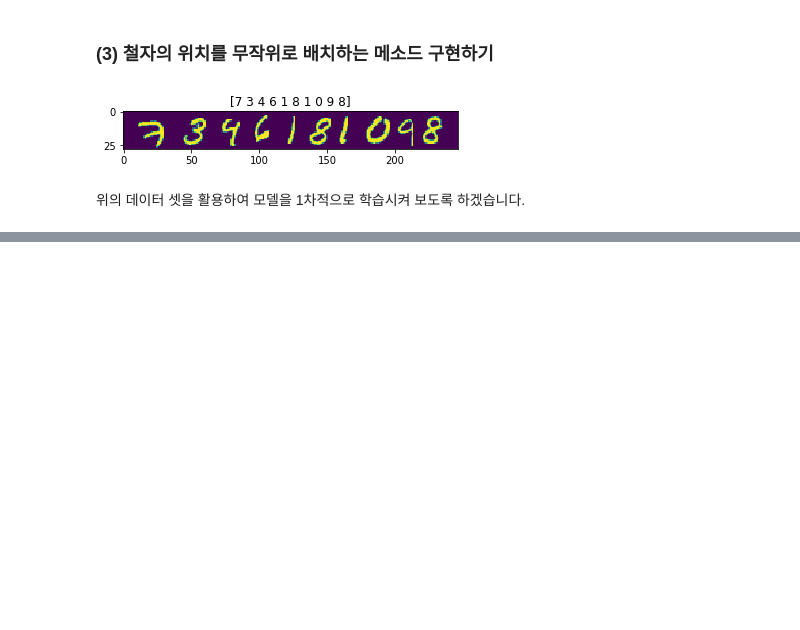
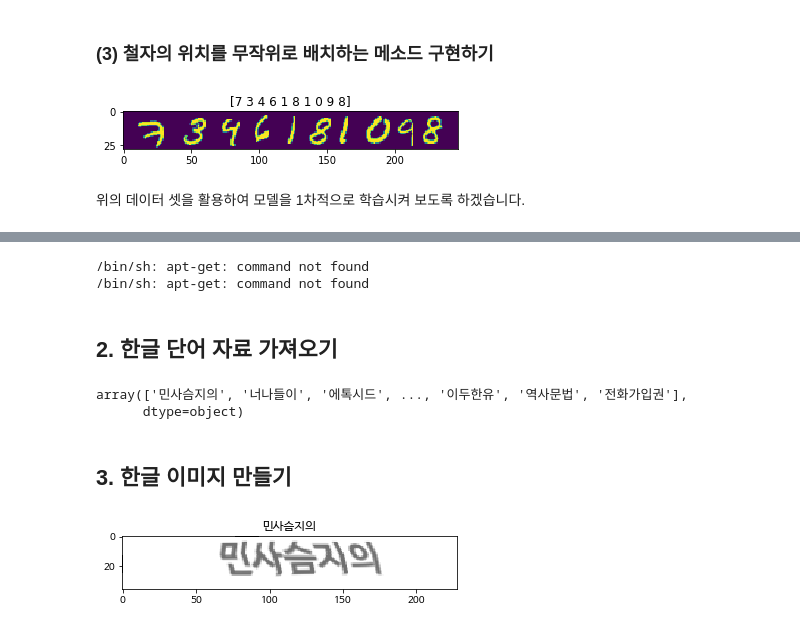
Before and after one commit to pai-sj/ocr-text-recognition, a Jupyter notebook: scripts/(1) Problem Definition.ipynb, the cells around one changed output, grey strips where cells are left out. Saved outputs shown, nothing was run; the diff lists cells and outputs as text; code cells hidden in the pictures; blank space fills up the shorter version.

```diff
--- a/scripts/(1) Problem Definition.ipynb
+++ b/scripts/(1) Problem Definition.ipynb
@@ -94,0 +111,26 @@ plt.show()
+# %%
+# 1. 나눔 폰트를 다운받기
+!apt-get update -qq
+!apt-get install fonts-nanum* -qq
+
+import matplotlib.font_manager as fm
+# 2. 나눔 폰트의 위치 가져오기
+system_font = fm.findSystemFonts() # 현재 시스템에 설치된 폰트
+nanum_fonts = [font for font in system_font if "NanumBarunGothic.ttf" in font]
+font_path = nanum_fonts[0] # 설정할 폰트의 경로
+
+# 3. 나눔 폰트로 설정하기
+font_name = fm.FontProperties(fname=font_path, size=10).get_name()
+plt.rc("font",family=font_name)
+
+# 4. 폰트 재설정하기
+fm._rebuild()
+
+# 5. (optional) minus 기호 깨짐 방지
+import matplotlib as mpl
+mpl.rcParams['axes.unicode_minus'] = False
+# %% [output]
+/bin/sh: apt-get: command not found
+/bin/sh: apt-get: command not found
+# %% [markdown]
+## 2. 한글 단어 자료 가져오기
@@ -94,0 +140,30 @@ plt.show()
+# %%
+# 단어 최소/최대 길이
+min_words = 4
+max_words = 8
+
+df = pd.read_csv("../datasets/wordslist.txt",names=['word'])
+df = df.drop_duplicates()
+df = df[df.word.str.match(r'^[가-힣]+$')]
+df = df[
+    df.word.map(
+        lambda x: (len(x) >= min_words)
+        and (len(x) <= max_words))]
+words = df.word.values
+np.random.shuffle(words)
+words
+# %% [output]
+array(['민사슴지의', '너나들이', '에톡시드', ..., '이두한유', '역사문법', '전화가입권'],
+      dtype=object)
+# %% [markdown]
+## 3. 한글 이미지 만들기
+# %%
+dataset = OCRDataset(words, font_size=24)
+# %%
+image, label = dataset[0]
+
+plt.title(label)
+plt.imshow(image[:,:,0],cmap='gray')
+plt.show()
+# %% [output]
+[figure, added]
```
Also changed, not shown: parts of 6 cells of this notebook.
